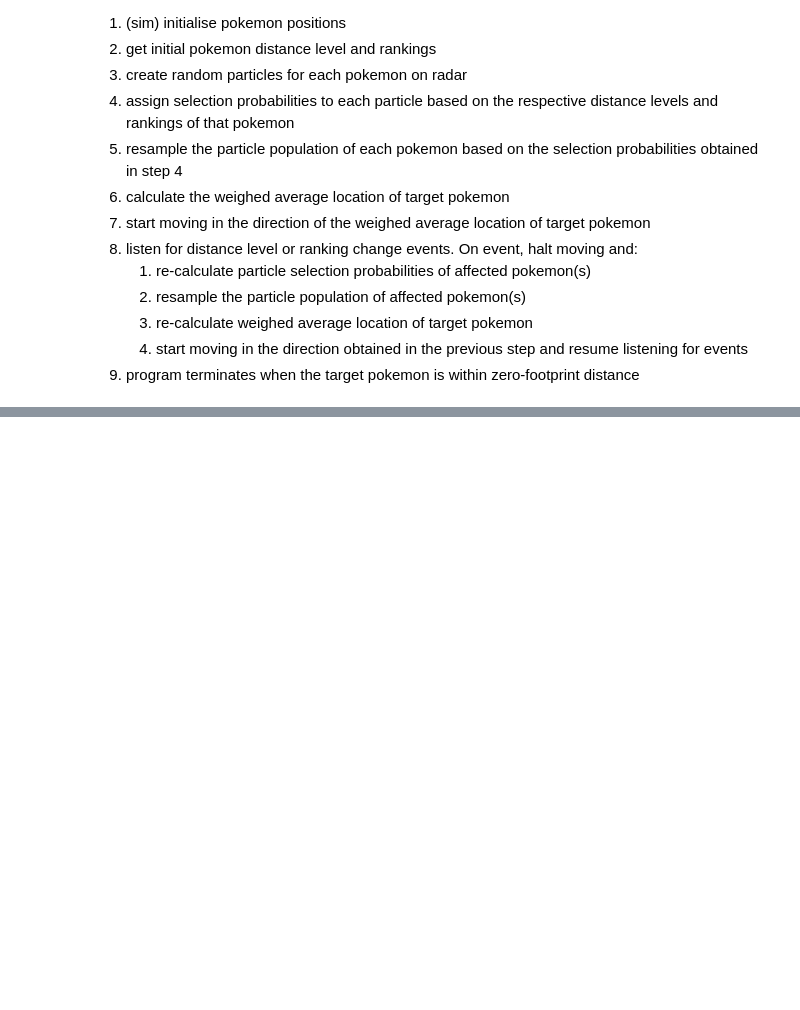
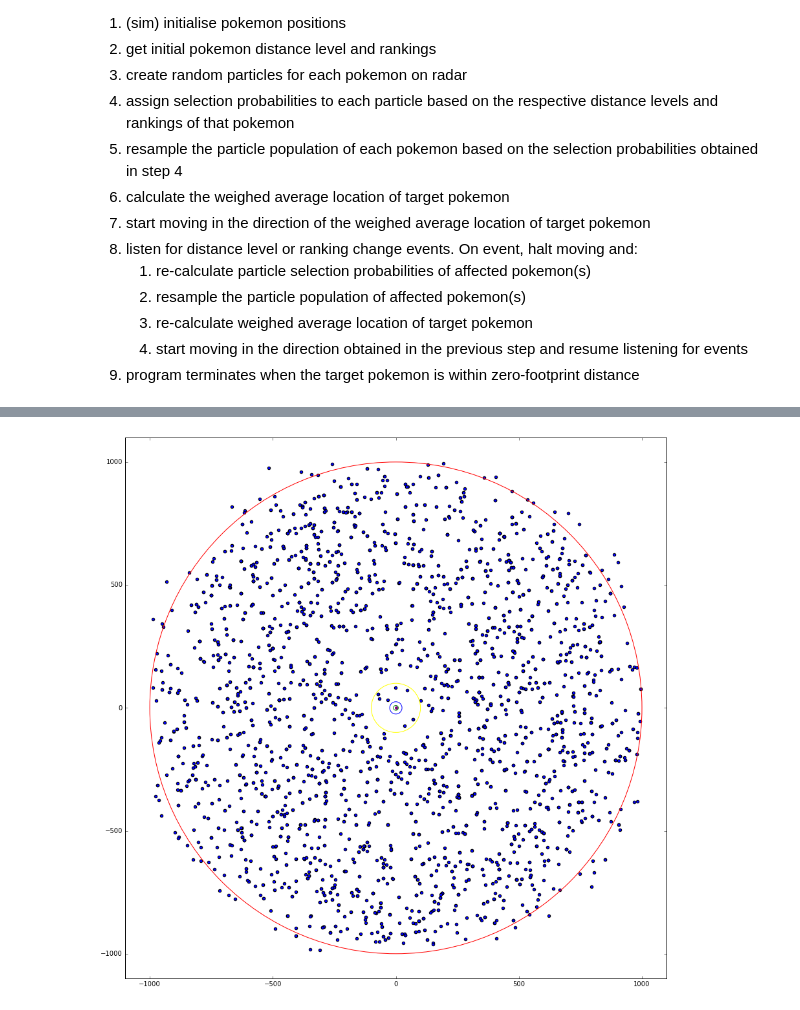
Before and after one commit to Mithrillion/pokemon-go-simulator-solver, a Jupyter notebook: particle_filter_algorithm.ipynb, the cells around one changed output, grey strips where cells are left out. Saved outputs shown, nothing was run; the diff lists cells and outputs as text; code cells hidden in the pictures; blank space fills up the shorter version.

```diff
--- a/particle_filter_algorithm.ipynb
+++ b/particle_filter_algorithm.ipynb
@@ -175,0 +252,3 @@ plot_particles((0, 0), new_particles)
+# %%
+distances = all_particle_distances((0, 0), all_particles)
+distances
@@ -175,0 +286,3 @@ plot_particles((0, 0), new_particles)
+# %%
+levels = distance_levels((0, 0), pokemons)
+levels
@@ -175,0 +291,3 @@ plot_particles((0, 0), new_particles)
+# %%
+level_weights = all_distance_level_weights(distances, levels)
+level_weights
@@ -175,0 +311,6 @@ plot_particles((0, 0), new_particles)
+# %%
+new_all_particles = resample_all_population(all_particles, level_weights)
+# %%
+plot_particles((0, 0), new_all_particles[0])
+# %% [output]
+[figure, added]
```
Also changed, not shown: parts of 14 cells of this notebook.
